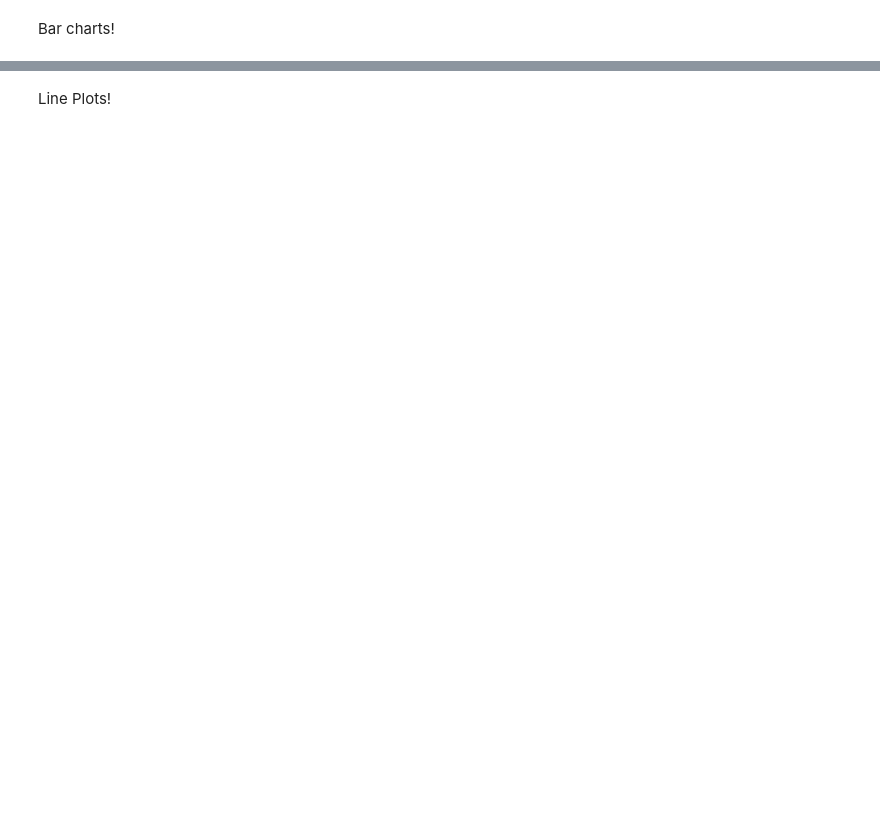
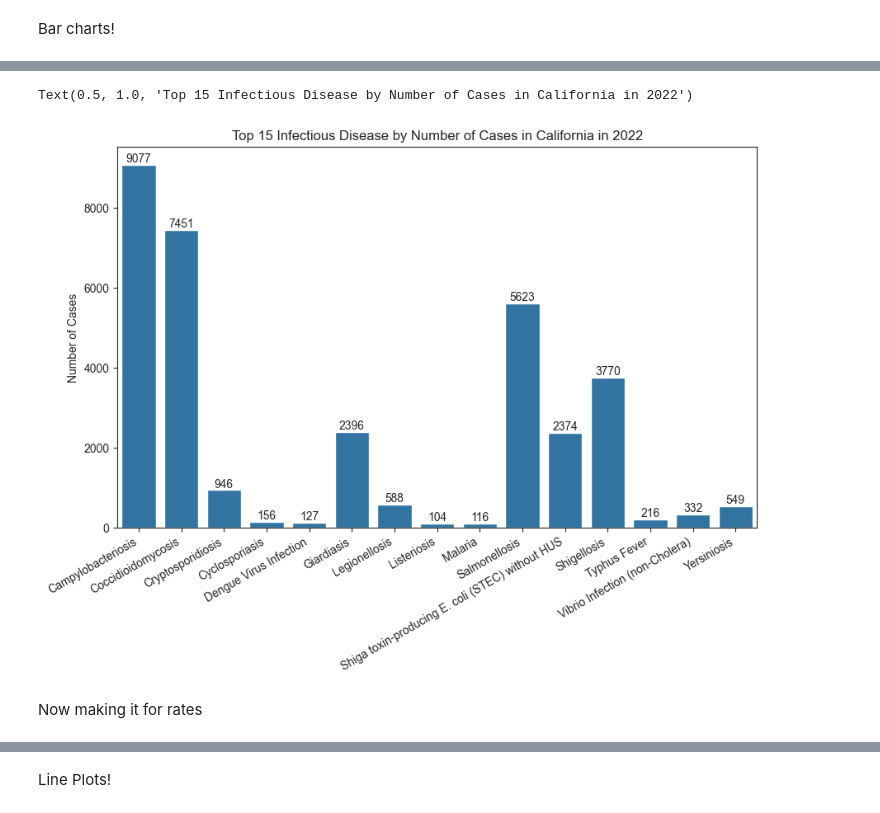
Before and after one commit to alessiakz/infectious-disease-surveillance, a Jupyter notebook: code/03_figures.ipynb, the cells around one changed output, grey strips where cells are left out. Saved outputs shown, nothing was run; the diff lists cells and outputs as text; code cells hidden in the pictures; blank space fills up the shorter version.

Commit message:
created bar and line plots (note: error with colors on line plot)

```diff
--- a/code/03_figures.ipynb
+++ b/code/03_figures.ipynb
@@ -16,0 +21,17 @@ Bar charts!
+# %%
+#rates infectious diseases in 2022 in WHOLE state of california
+df_filter = df[(df.County == "California") & (df.Year == 2022) & (df.Sex == "Total")]
+
+#identify the top 15 infectious diseases by RATE for clarity
+disease_cases = df_filter.groupby('Disease')['Cases'].sum()
+top_15_diseases_bycases = disease_cases.sort_values(ascending=False).head(15).index
+
+#filter dataframe to those 15 diseases
+df_filter_cases = df_filter[df_filter['Disease'].isin(top_15_diseases_bycases)]
+
+#remove missing values
+df_filter_cases['Cases'].fillna(0, inplace=True)
+
+# making sure Disease is string, Rate is float
+df_filter_cases['Disease'] = df_filter_cases['Disease'].astype(str)
+df_filter_cases['Cases'] = df_filter_cases['Cases'].astype(float)
@@ -17 +59,27 @@ Bar charts!
+# %%
+#produce bar chart using seaborn
+plt.figure(figsize=(10,6))
+sns.set_style("ticks")
+
+ax = sns.barplot(
+    x="Disease",
+    y="Cases",
+    data=df_filter_cases
+)
+for p in ax.patches:
+    height = p.get_height()
+    ax.text(p.get_x() + p.get_width() / 2, height,
+            f'{height:.0f}',  # Format the rate with 1 decimal place
+            ha='center', va='bottom')
+
+
+plt.xticks(rotation=30, ha="right")
+plt.xlabel(None)
+plt.ylabel("Number of Cases")
+plt.title("Top 15 Infectious Disease by Number of Cases in California in 2022")
+# %% [output]
+Text(0.5, 1.0, 'Top 15 Infectious Disease by Number of Cases in California in 2022')
+[figure, added]
+# %% [markdown]
+Now making it for rates
 # %%
```
Also changed, not shown: parts of 11 cells of this notebook.
